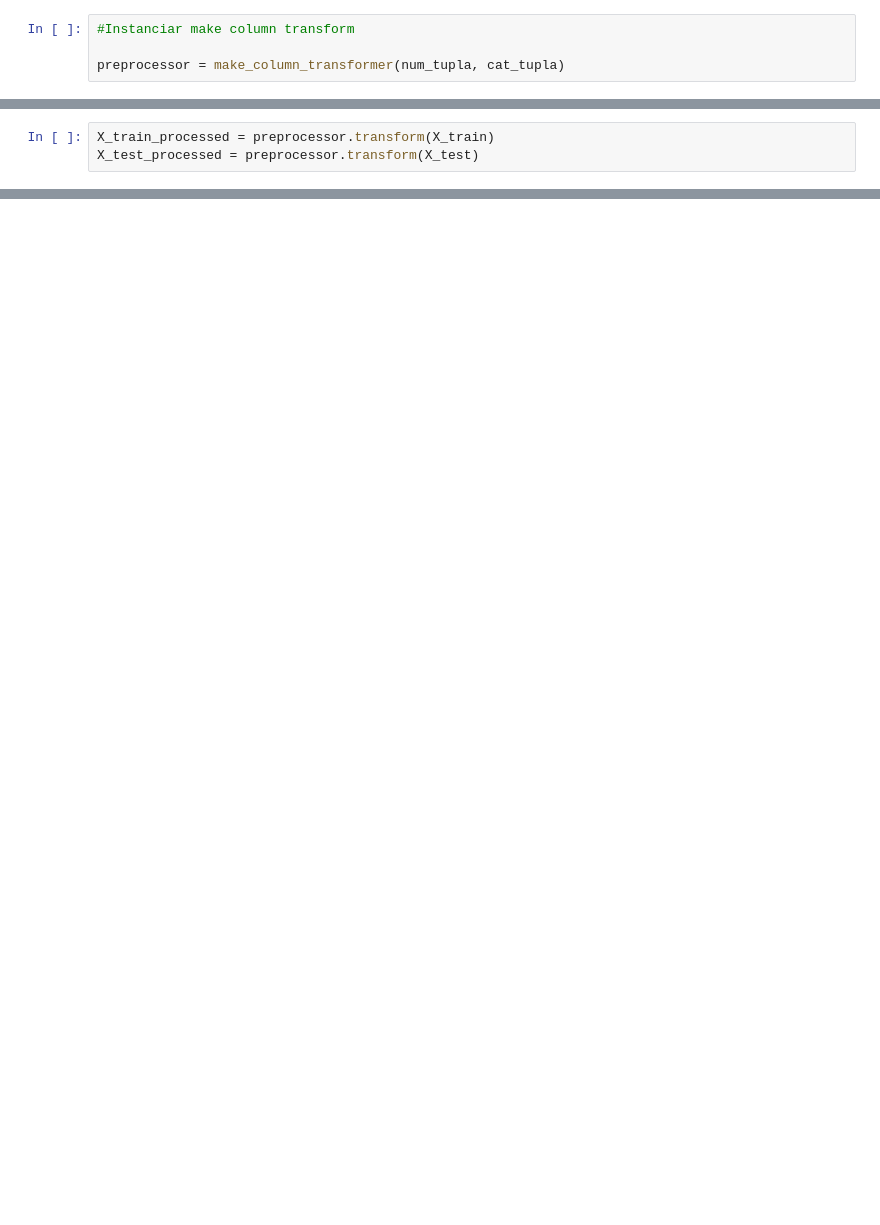
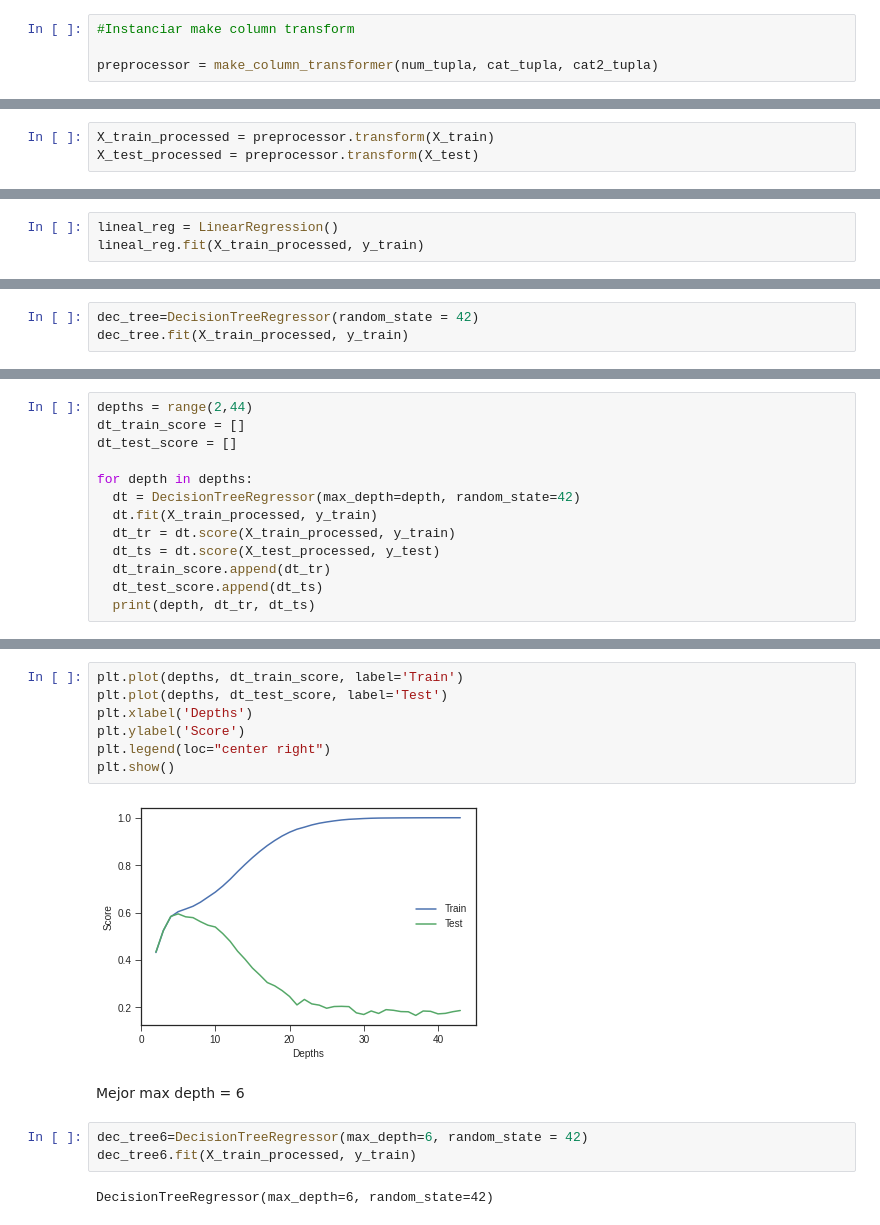
Before and after one commit to mariana-0/predicciones-de-ventas, a Jupyter notebook: predicciones_de_ventas.ipynb, the cells around one changed output, grey strips where cells are left out. Drawn from its saved outputs; the diff is of its cells as text; blank space fills up the shorter version.

```diff
--- a/predicciones_de_ventas.ipynb
+++ b/predicciones_de_ventas.ipynb
@@ -399,7 +451,7 @@ cat_tupla = (cat_pipeline, cat_selector)
 # %%
 #Instanciar make column transform
 
-preprocessor = make_column_transformer(num_tupla, cat_tupla)
+preprocessor = make_column_transformer(num_tupla, cat_tupla, cat2_tupla)
 # %%
 #Ajustar datos de entrenamiento
 
@@ -423,0 +490,3 @@ X_test_processed = preprocessor.transform(X_test)
+# %%
+lineal_reg = LinearRegression()
+lineal_reg.fit(X_train_processed, y_train)
@@ -423,0 +524,3 @@ X_test_processed = preprocessor.transform(X_test)
+# %%
+dec_tree=DecisionTreeRegressor(random_state = 42)
+dec_tree.fit(X_train_processed, y_train)
@@ -423,0 +552,13 @@ X_test_processed = preprocessor.transform(X_test)
+# %%
+depths = range(2,44)
+dt_train_score = []
+dt_test_score = []
+
+for depth in depths:
+  dt = DecisionTreeRegressor(max_depth=depth, random_state=42)
+  dt.fit(X_train_processed, y_train)
+  dt_tr = dt.score(X_train_processed, y_train)
+  dt_ts = dt.score(X_test_processed, y_test)
+  dt_train_score.append(dt_tr)
+  dt_test_score.append(dt_ts)
+  print(depth, dt_tr, dt_ts)
@@ -423,0 +583,16 @@ X_test_processed = preprocessor.transform(X_test)
+# %%
+plt.plot(depths, dt_train_score, label='Train')
+plt.plot(depths, dt_test_score, label='Test')
+plt.xlabel('Depths')
+plt.ylabel('Score')
+plt.legend(loc="center right")
+plt.show()
+# %% [output]
+[figure, added]
+# %% [markdown]
+Mejor max depth = 6
+# %%
+dec_tree6=DecisionTreeRegressor(max_depth=6, random_state = 42)
+dec_tree6.fit(X_train_processed, y_train)
+# %% [output]
+DecisionTreeRegressor(max_depth=6, random_state=42)
```
Also changed, not shown: parts of 31 cells of this notebook.
